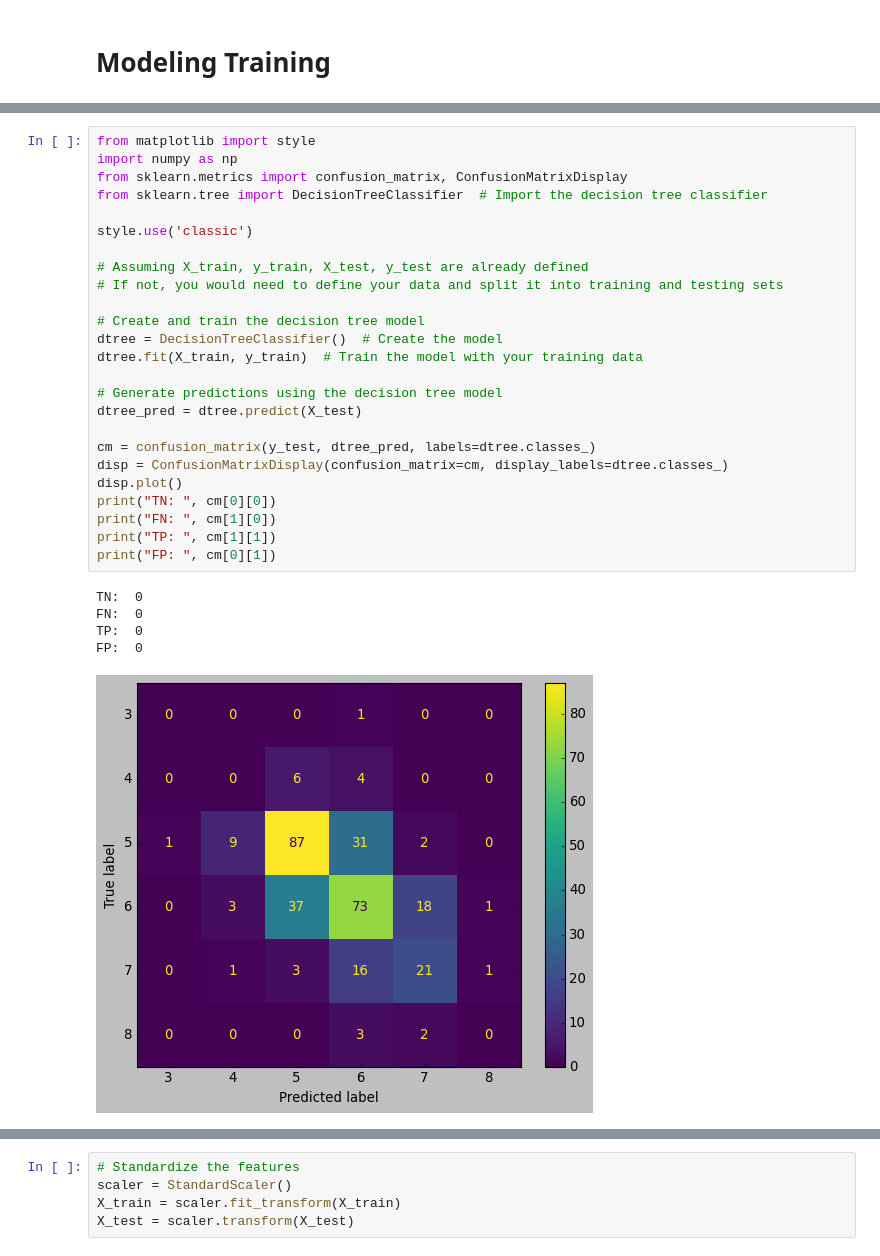
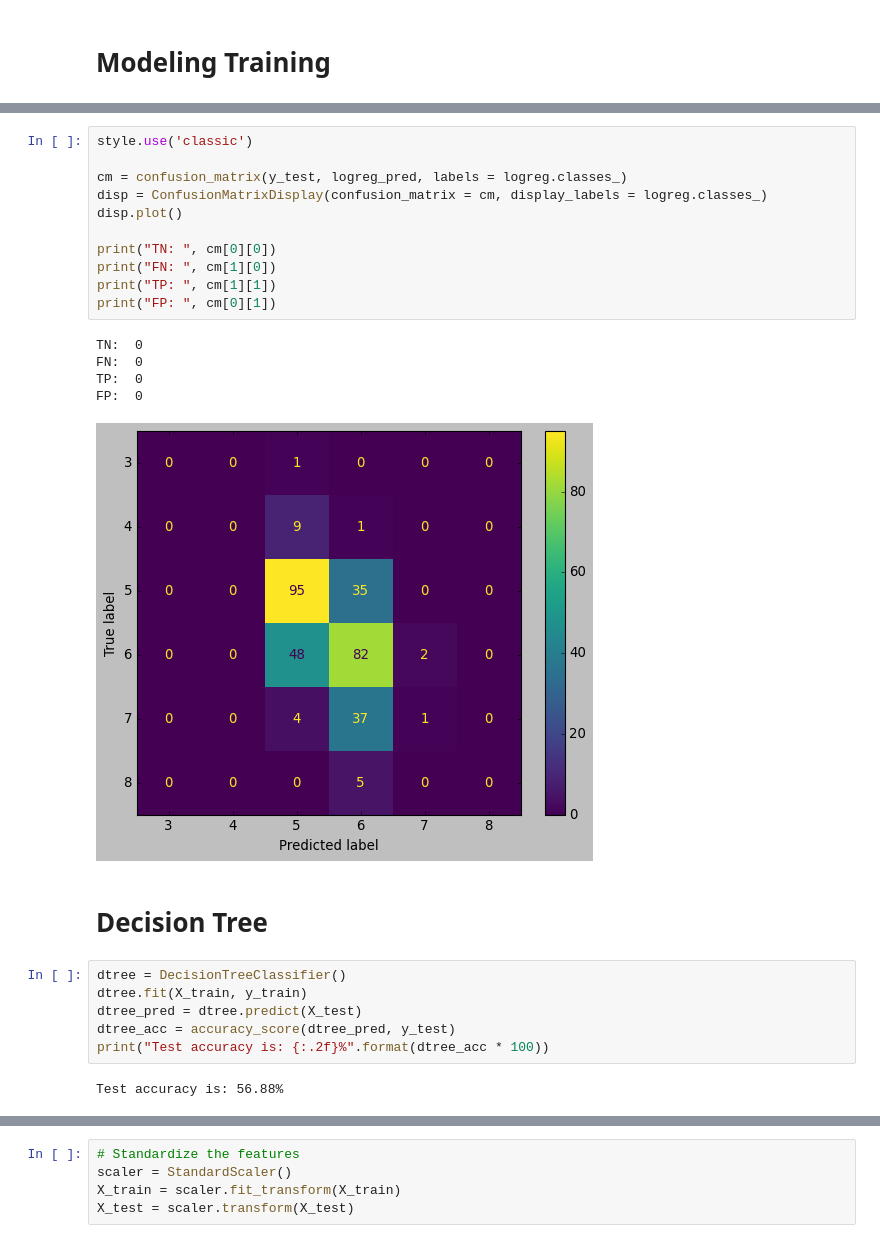
Before and after one commit to PisethChuon/Red-Wine-Quality-Prediction, a Jupyter notebook: notebooks/red_wine_prediction.ipynb, the cells around one changed output, grey strips where cells are left out. Cells and saved outputs as stored; diff of their text form.

```diff
--- a/notebooks/red_wine_prediction.ipynb
+++ b/notebooks/red_wine_prediction.ipynb
@@ -152,31 +151,27 @@ weighted avg       0.45      0.55      0.49       320
 # %%
-from matplotlib import style
-import numpy as np
-from sklearn.metrics import confusion_matrix, ConfusionMatrixDisplay
-from sklearn.tree import DecisionTreeClassifier  # Import the decision tree classifier
-
 style.use('classic')
 
-# Assuming X_train, y_train, X_test, y_test are already defined
-# If not, you would need to define your data and split it into training and testing sets
+cm = confusion_matrix(y_test, logreg_pred, labels = logreg.classes_)
+disp = ConfusionMatrixDisplay(confusion_matrix = cm, display_labels = logreg.classes_)
+disp.plot()
 
-# Create and train the decision tree model
-dtree = DecisionTreeClassifier()  # Create the model
-dtree.fit(X_train, y_train)  # Train the model with your training data
-
-# Generate predictions using the decision tree model
-dtree_pred = dtree.predict(X_test)
-
-cm = confusion_matrix(y_test, dtree_pred, labels=dtree.classes_)
-disp = ConfusionMatrixDisplay(confusion_matrix=cm, display_labels=dtree.classes_)
-disp.plot()
 print("TN: ", cm[0][0])
 print("FN: ", cm[1][0])
 print("TP: ", cm[1][1])
 print("FP: ", cm[0][1])
 # %% [output]
 TN:  0
 FN:  0
 TP:  0
 FP:  0
-[figure, old version]
+[figure, new version]
+# %% [markdown]
+# Decision Tree
+# %%
+dtree = DecisionTreeClassifier()
+dtree.fit(X_train, y_train)
+dtree_pred = dtree.predict(X_test)
+dtree_acc = accuracy_score(dtree_pred, y_test)
+print("Test accuracy is: {:.2f}%".format(dtree_acc * 100))
+# %% [output]
+Test accuracy is: 56.88%
```
Also changed, not shown: parts of 6 cells of this notebook, 1 other file.
